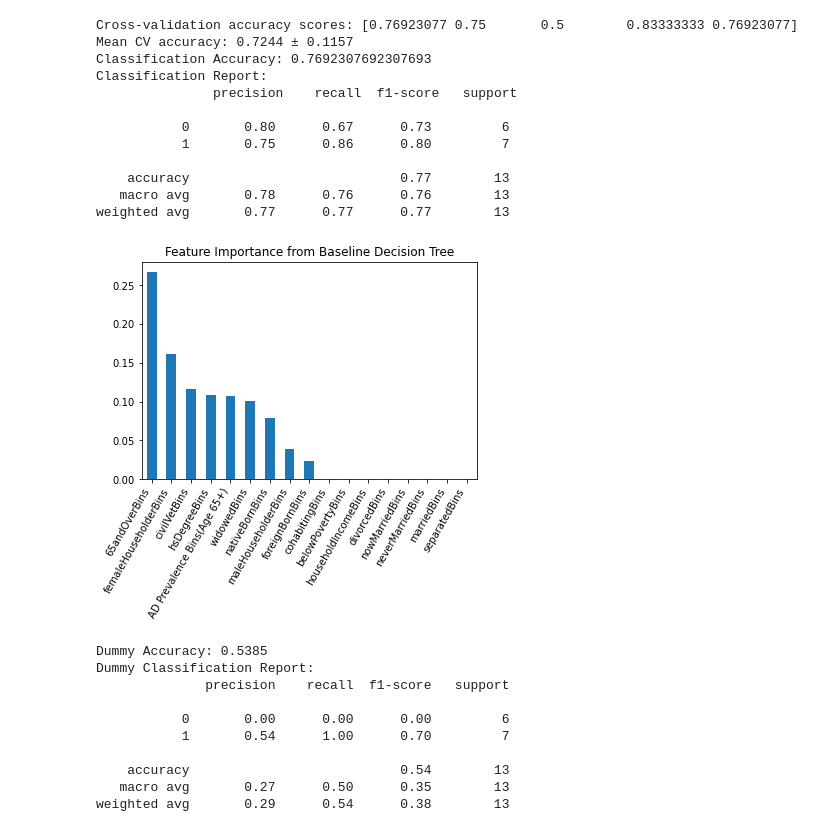
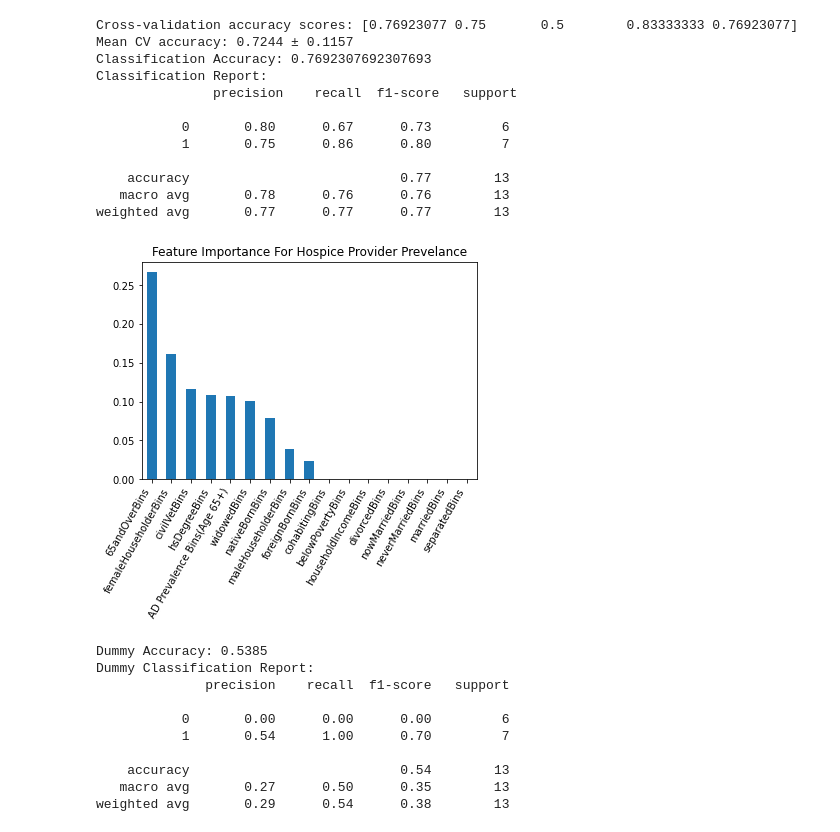
Before and after one commit to erinbest017/COMP4447Hospice, a Jupyter notebook: Code/hospiceMLCounty.ipynb, the cells around one changed output. Saved outputs shown, nothing was run; the diff lists cells and outputs as text; code cells hidden in the pictures.

```diff
--- a/Code/hospiceMLCounty.ipynb
+++ b/Code/hospiceMLCounty.ipynb
@@ -1057,14 +1057,14 @@ weighted avg       0.77      0.77      0.77        13
 # %%
 importances = finalmodel.feature_importances_
 features = X.columns
 featImp = pd.Series(importances, index = features).sort_values(ascending = False)
 
 featImp.plot(kind = 'bar')
-plt.title("Feature Importance from Baseline Decision Tree")
+plt.title("Feature Importance For Hospice Provider Prevelance")
 plt.xticks(rotation=60, ha='right')
 plt.show()
 # %% [output]
-[figure, old version]
+[figure, new version]
 # %%
 from sklearn.dummy import DummyClassifier
 from sklearn.metrics import accuracy_score, classification_report
```
